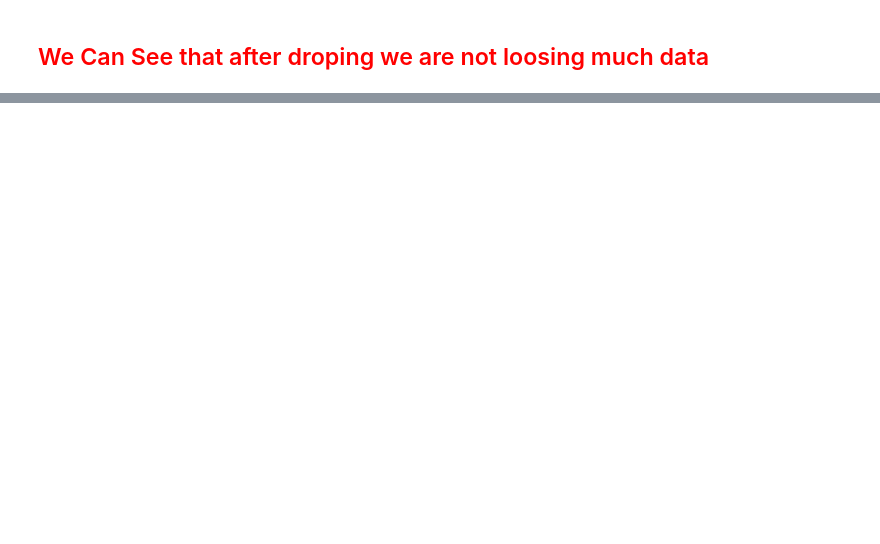
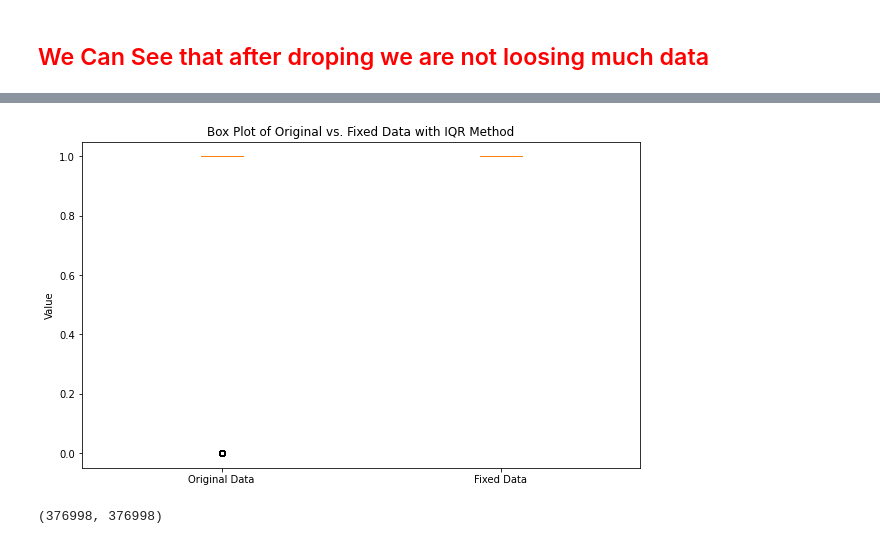
Before and after one commit to harsh-jman/ML-Training, a Jupyter notebook: Day-1_EDA.ipynb, the cells around one changed output, grey strips where cells are left out. Cells and saved outputs as stored; diff of their text form; code cells hidden in the pictures; blank space fills up the shorter version.

```diff
--- a/Day-1_EDA.ipynb
+++ b/Day-1_EDA.ipynb
@@ -215,0 +294,37 @@ KeyboardInterrupt
+# %%
+import numpy as np
+import matplotlib.pyplot as plt
+
+def fix_outliers_iqr(data, k=1.5):
+    q1 = np.percentile(data, 25)
+    q3 = np.percentile(data, 75)
+    iqr = q3 - q1
+    lower_bound = q1 - k * iqr
+    upper_bound = q3 + k * iqr
+
+    # Identify outliers
+    outliers = np.where((data < lower_bound) | (data > upper_bound))
+
+    # Fix outliers
+    fixed_data = np.copy(data)
+    fixed_data[outliers] = np.median(data)  # Replace outliers with median
+
+    return fixed_data
+# %%
+data = df['Driving_License']
+
+# Fix outliers using the IQR method
+fixed_data = fix_outliers_iqr(data)
+
+# Plotting
+plt.figure(figsize=(10, 6))
+plt.boxplot([data, fixed_data], labels=['Original Data', 'Fixed Data'])
+plt.ylabel('Value')
+plt.title('Box Plot of Original vs. Fixed Data with IQR Method')
+plt.show()
+# %% [output]
+[figure, added]
+# %%
+len(data) , len(fixed_data)
+# %% [output]
+(376998, 376998)
```
Also changed, not shown: parts of 18 cells of this notebook.
